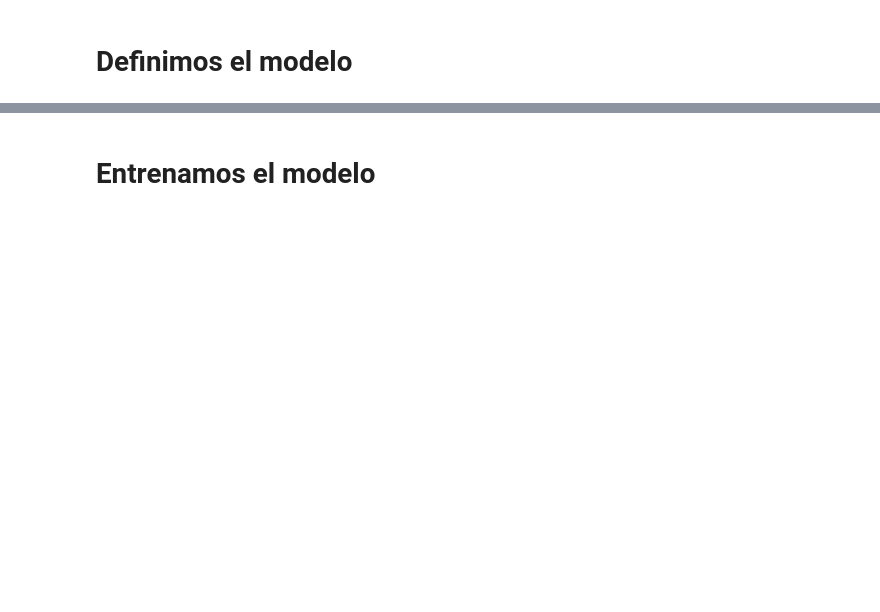
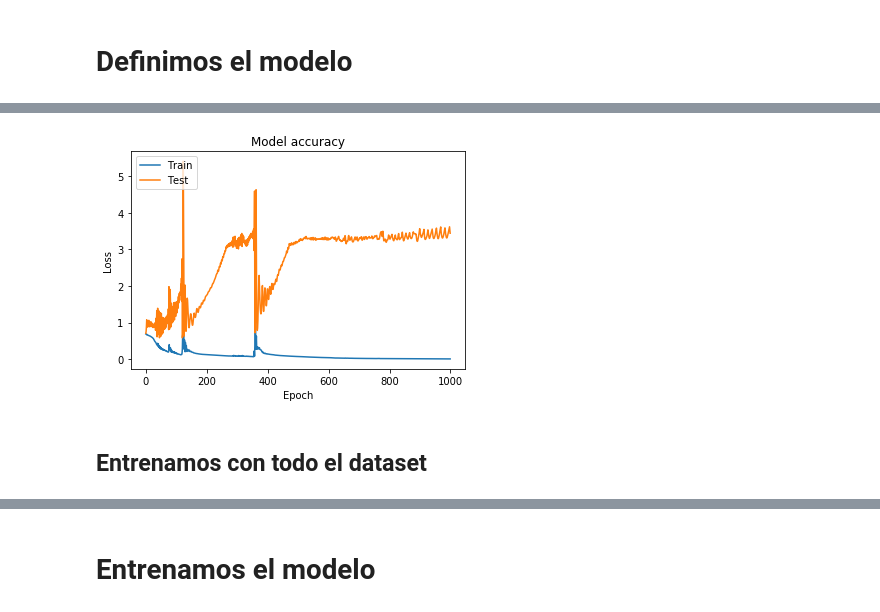
Before and after one commit to beatrizgoa/talks_and_workshops, a Jupyter notebook: test_ML_pipeline/testds.ipynb, the cells around one changed output, grey strips where cells are left out. Saved outputs shown, nothing was run; the diff lists cells and outputs as text; code cells hidden in the pictures; blank space fills up the shorter version.

Commit message:
two models which works more or less

```diff
--- a/test_ML_pipeline/testds.ipynb
+++ b/test_ML_pipeline/testds.ipynb
@@ -124,0 +164,20 @@ feature_vector_length = x_train.shape[1]
+# %%
+def model_arquitecture():
+
+    # Initialising the NN
+    model = Sequential()
+
+    # layers
+    model.add(Dense(32, kernel_initializer = 'uniform', activation = 'relu', input_dim = feature_vector_length))
+    model.add(Dense(32, kernel_initializer = 'uniform', activation = 'relu'))
+    model.add(Dense(32, kernel_initializer = 'uniform', activation = 'relu'))
+    model.add(Dense(1, kernel_initializer = 'uniform', activation = 'sigmoid'))
+
+    # summary
+    model.summary()
+
+    adam = optimizers.Adam(lr=0.01, decay=1e-5)
+
+    # Compiling the NN
+    model.compile(optimizer = adam, loss = 'binary_crossentropy', metrics = ['accuracy'])
+    return model
@@ -124,0 +205,2 @@ feature_vector_length = x_train.shape[1]
+# %%
+training = model.fit(x_train[:40], y_train[:40], epochs=1000, batch_size=32, validation_split=0.2, verbose=2)
@@ -124,0 +225,13 @@ feature_vector_length = x_train.shape[1]
+# %%
+# Plot training & validation accuracy values
+plt.plot(training.history['loss'])
+plt.plot(training.history['val_loss'])
+plt.title('Model accuracy')
+plt.ylabel('Loss')
+plt.xlabel('Epoch')
+plt.legend(['Train', 'Test'], loc='upper left')
+plt.show()
+# %% [output]
+[figure, added]
+# %% [markdown]
+## Entrenamos con todo el dataset
```
Also changed, not shown: parts of 25 cells of this notebook.
